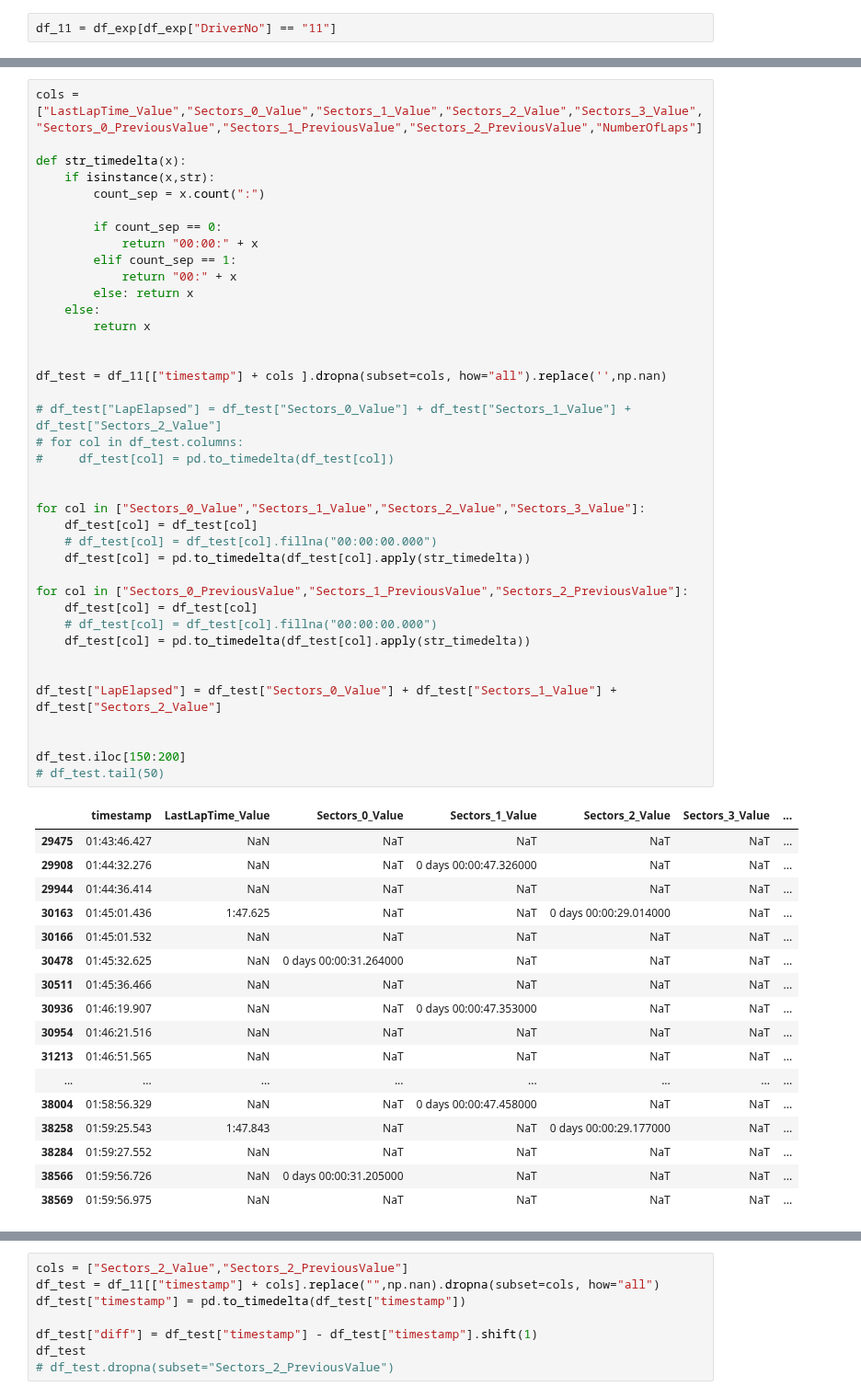
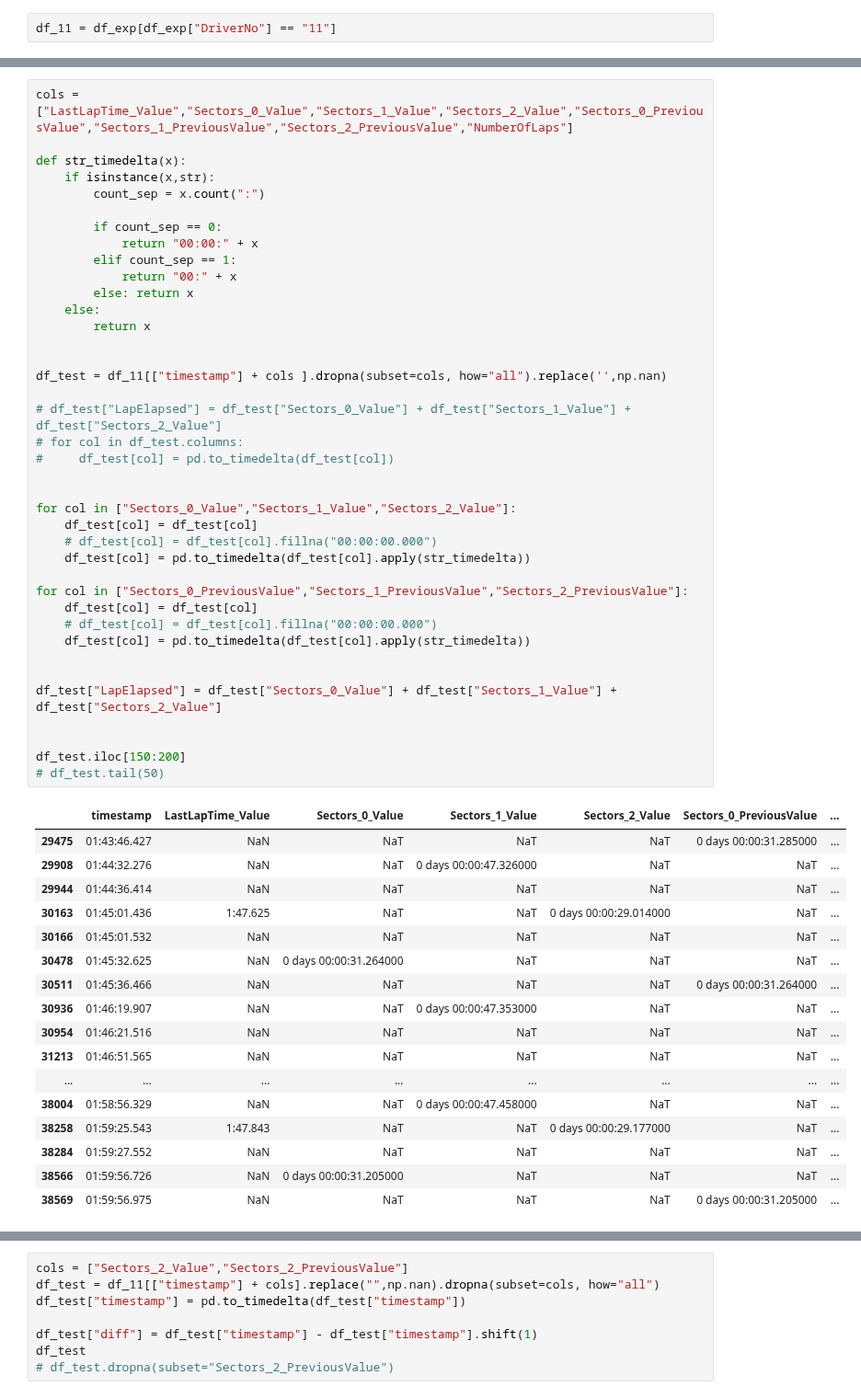
Before and after one commit to GoktugOcal/LiveF1, a Jupyter notebook: test_timing.ipynb, the cells around one changed output, grey strips where cells are left out. Shown at 92% size. Drawn from its saved outputs; the diff is of its cells as text.

```diff
--- a/test_timing.ipynb
+++ b/test_timing.ipynb
@@ -72,5 +66,5 @@ seconds = (timedelta(seconds=31.365) + timedelta(seconds=49.207) + timedelta(sec
 # %%
-cols = ["LastLapTime_Value","Sectors_0_Value","Sectors_1_Value","Sectors_2_Value","Sectors_3_Value","Sectors_0_PreviousValue","Sectors_1_PreviousValue","Sectors_2_PreviousValue","NumberOfLaps"]
+cols = ["LastLapTime_Value","Sectors_0_Value","Sectors_1_Value","Sectors_2_Value","Sectors_0_PreviousValue","Sectors_1_PreviousValue","Sectors_2_PreviousValue","NumberOfLaps"]
 
 def str_timedelta(x):
     if isinstance(x,str):
@@ -81,42 +75,42 @@ def str_timedelta(x):
         elif count_sep == 1:
             return "00:" + x
         else: return x
     else:
         return x
 
 
 df_test = df_11[["timestamp"] + cols ].dropna(subset=cols, how="all").replace('',np.nan)
 
 # df_test["LapElapsed"] = df_test["Sectors_0_Value"] + df_test["Sectors_1_Value"] + df_test["Sectors_2_Value"]
 # for col in df_test.columns:
 #     df_test[col] = pd.to_timedelta(df_test[col])
 
 
-for col in ["Sectors_0_Value","Sectors_1_Value","Sectors_2_Value","Sectors_3_Value"]:
+for col in ["Sectors_0_Value","Sectors_1_Value","Sectors_2_Value"]:
     df_test[col] = df_test[col]
     # df_test[col] = df_test[col].fillna("00:00:00.000")
     df_test[col] = pd.to_timedelta(df_test[col].apply(str_timedelta))
 
 for col in ["Sectors_0_PreviousValue","Sectors_1_PreviousValue","Sectors_2_PreviousValue"]:
     df_test[col] = df_test[col]
     # df_test[col] = df_test[col].fillna("00:00:00.000")
     df_test[col] = pd.to_timedelta(df_test[col].apply(str_timedelta))
 
 
 df_test["LapElapsed"] = df_test["Sectors_0_Value"] + df_test["Sectors_1_Value"] + df_test["Sectors_2_Value"]
 
 
 df_test.iloc[150:200]
 # df_test.tail(50)
 # %% [output]
-|  | timestamp | LastLapTime_Value | Sectors_0_Value | Sectors_1_Value | Sectors_2_Value | Sectors_3_Value | ... |
-| 29475 | 01:43:46.427 | NaN | NaT | NaT | NaT | NaT | ... |
+|  | timestamp | LastLapTime_Value | Sectors_0_Value | Sectors_1_Value | Sectors_2_Value | Sectors_0_PreviousValue | ... |
+| 29475 | 01:43:46.427 | NaN | NaT | NaT | NaT | 0 days 00:00:31.285000 | ... |
 | 29908 | 01:44:32.276 | NaN | NaT | 0 days 00:00:47.326000 | NaT | NaT | ... |
 | 29944 | 01:44:36.414 | NaN | NaT | NaT | NaT | NaT | ... |
 | 30163 | 01:45:01.436 | 1:47.625 | NaT | NaT | 0 days 00:00:29.014000 | NaT | ... |
 | 30166 | 01:45:01.532 | NaN | NaT | NaT | NaT | NaT | ... |
 | 30478 | 01:45:32.625 | NaN | 0 days 00:00:31.264000 | NaT | NaT | NaT | ... |
-| 30511 | 01:45:36.466 | NaN | NaT | NaT | NaT | NaT | ... |
+| 30511 | 01:45:36.466 | NaN | NaT | NaT | NaT | 0 days 00:00:31.264000 | ... |
 | 30936 | 01:46:19.907 | NaN | NaT | 0 days 00:00:47.353000 | NaT | NaT | ... |
 | 30954 | 01:46:21.516 | NaN | NaT | NaT | NaT | NaT | ... |
 | 31213 | 01:46:51.565 | NaN | NaT | NaT | NaT | NaT | ... |
@@ -125,4 +119,4 @@ df_test.iloc[150:200]
 | 38258 | 01:59:25.543 | 1:47.843 | NaT | NaT | 0 days 00:00:29.177000 | NaT | ... |
 | 38284 | 01:59:27.552 | NaN | NaT | NaT | NaT | NaT | ... |
 | 38566 | 01:59:56.726 | NaN | 0 days 00:00:31.205000 | NaT | NaT | NaT | ... |
-| 38569 | 01:59:56.975 | NaN | NaT | NaT | NaT | NaT | ... |
+| 38569 | 01:59:56.975 | NaN | NaT | NaT | NaT | 0 days 00:00:31.205000 | ... |
```
Also changed, not shown: parts of 4 cells of this notebook, 1 other file.
